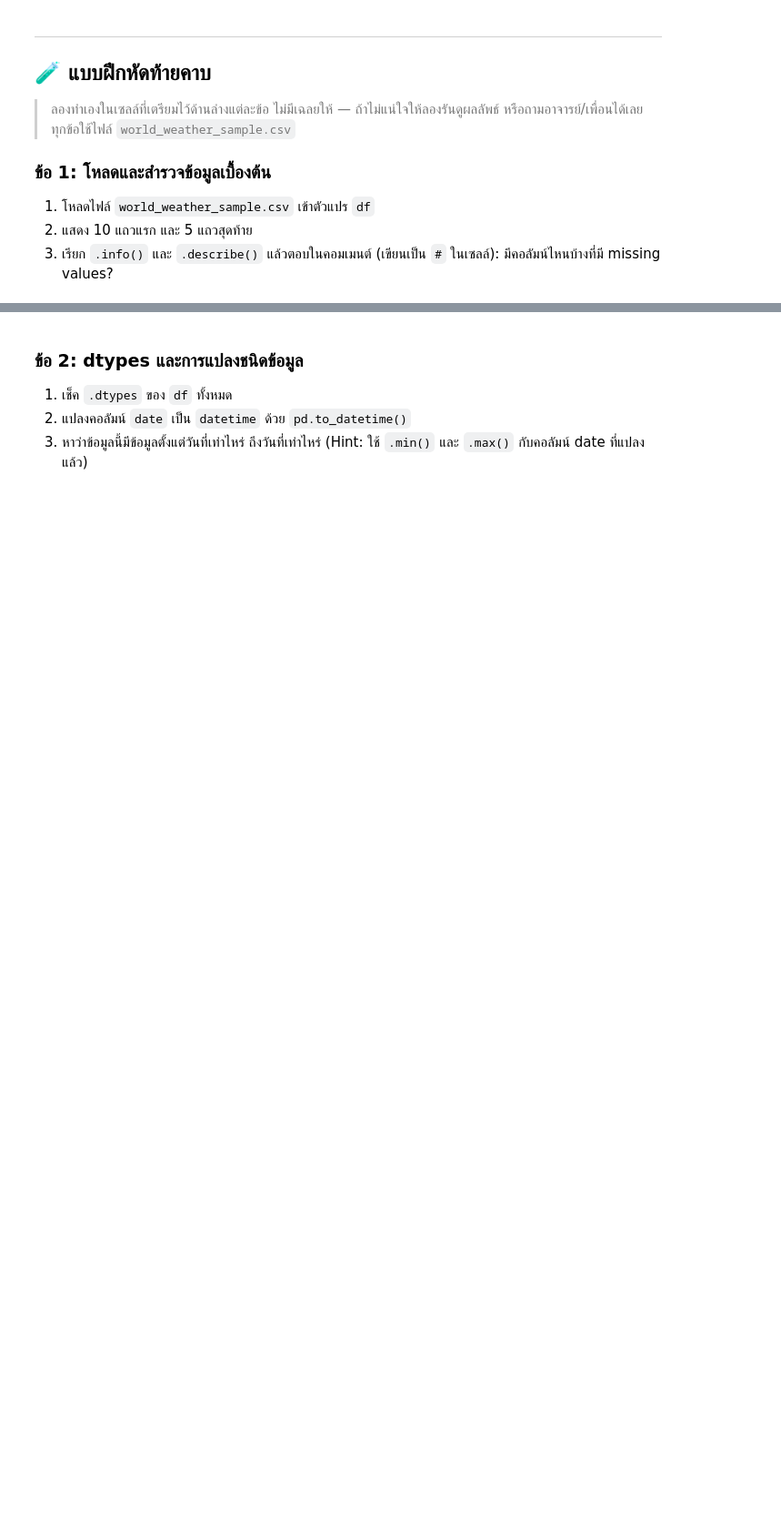
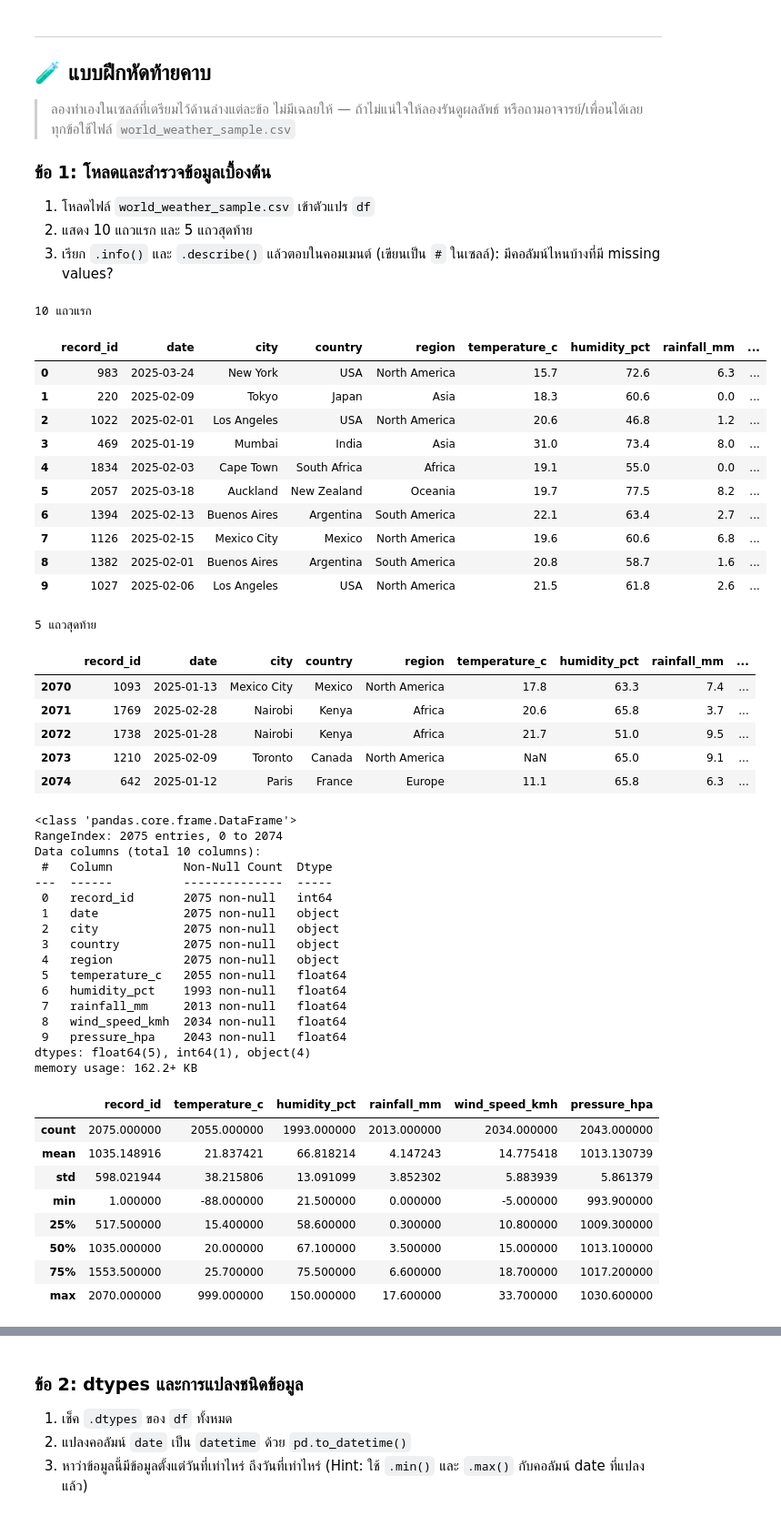
Before and after one commit to isarapasalangam-alt/683020262-2, a Jupyter notebook: SC612104_Session08_Pandas_Basics.ipynb, the cells around one changed output, grey strips where cells are left out. Shown at 91% size. Cells and saved outputs as stored; diff of their text form; code cells hidden in the pictures; blank space fills up the shorter version.

```diff
--- a/SC612104_Session08_Pandas_Basics.ipynb
+++ b/SC612104_Session08_Pandas_Basics.ipynb
@@ -740,0 +774,63 @@ print("ได้ผลลัพธ์เหมือนกันไหม:", len
+# %%
+# เขียนคำตอบข้อ 1 ที่นี่
+df = pd.read_csv('world_weather_sample.csv')
+
+print("10 แถวแรก")
+display(df.head(10))
+
+print("5 แถวสุดท้าย")
+display(df.tail(5))
+df.info()
+display(df.describe())
+##คอลัมน์ที่มี Missing values
+#temperature_c     20
+#humidity_pct      82
+#rainfall_mm       62
+#wind_speed_kmh    41
+#pressure_hpa      32
+# %% [output]
+10 แถวแรก
+|  | record_id | date | city | country | region | temperature_c | humidity_pct | rainfall_mm | ... |
+| 0 | 983 | 2025-03-24 | New York | USA | North America | 15.7 | 72.6 | 6.3 | ... |
+| 1 | 220 | 2025-02-09 | Tokyo | Japan | Asia | 18.3 | 60.6 | 0.0 | ... |
+| 2 | 1022 | 2025-02-01 | Los Angeles | USA | North America | 20.6 | 46.8 | 1.2 | ... |
+| 3 | 469 | 2025-01-19 | Mumbai | India | Asia | 31.0 | 73.4 | 8.0 | ... |
+| 4 | 1834 | 2025-02-03 | Cape Town | South Africa | Africa | 19.1 | 55.0 | 0.0 | ... |
+| 5 | 2057 | 2025-03-18 | Auckland | New Zealand | Oceania | 19.7 | 77.5 | 8.2 | ... |
+| 6 | 1394 | 2025-02-13 | Buenos Aires | Argentina | South America | 22.1 | 63.4 | 2.7 | ... |
+| 7 | 1126 | 2025-02-15 | Mexico City | Mexico | North America | 19.6 | 60.6 | 6.8 | ... |
+| 8 | 1382 | 2025-02-01 | Buenos Aires | Argentina | South America | 20.8 | 58.7 | 1.6 | ... |
+| 9 | 1027 | 2025-02-06 | Los Angeles | USA | North America | 21.5 | 61.8 | 2.6 | ... |
+5 แถวสุดท้าย
+|  | record_id | date | city | country | region | temperature_c | humidity_pct | rainfall_mm | ... |
+| 2070 | 1093 | 2025-01-13 | Mexico City | Mexico | North America | 17.8 | 63.3 | 7.4 | ... |
+| 2071 | 1769 | 2025-02-28 | Nairobi | Kenya | Africa | 20.6 | 65.8 | 3.7 | ... |
+| 2072 | 1738 | 2025-01-28 | Nairobi | Kenya | Africa | 21.7 | 51.0 | 9.5 | ... |
+| 2073 | 1210 | 2025-02-09 | Toronto | Canada | North America | NaN | 65.0 | 9.1 | ... |
+| 2074 | 642 | 2025-01-12 | Paris | France | Europe | 11.1 | 65.8 | 6.3 | ... |
+<class 'pandas.core.frame.DataFrame'>
+RangeIndex: 2075 entries, 0 to 2074
+Data columns (total 10 columns):
+ #   Column          Non-Null Count  Dtype
+---  ------          --------------  -----
+ 0   record_id       2075 non-null   int64
+ 1   date            2075 non-null   object
+ 2   city            2075 non-null   object
+ 3   country         2075 non-null   object
+ 4   region          2075 non-null   object
+ 5   temperature_c   2055 non-null   float64
+ 6   humidity_pct    1993 non-null   float64
+ 7   rainfall_mm     2013 non-null   float64
+ 8   wind_speed_kmh  2034 non-null   float64
+ 9   pressure_hpa    2043 non-null   float64
+dtypes: float64(5), int64(1), object(4)
+memory usage: 162.2+ KB
+|  | record_id | temperature_c | humidity_pct | rainfall_mm | wind_speed_kmh | pressure_hpa |
+| count | 2075.000000 | 2055.000000 | 1993.000000 | 2013.000000 | 2034.000000 | 2043.000000 |
+| mean | 1035.148916 | 21.837421 | 66.818214 | 4.147243 | 14.775418 | 1013.130739 |
+| std | 598.021944 | 38.215806 | 13.091099 | 3.852302 | 5.883939 | 5.861379 |
+| min | 1.000000 | -88.000000 | 21.500000 | 0.000000 | -5.000000 | 993.900000 |
+| 25% | 517.500000 | 15.400000 | 58.600000 | 0.300000 | 10.800000 | 1009.300000 |
+| 50% | 1035.000000 | 20.000000 | 67.100000 | 3.500000 | 15.000000 | 1013.100000 |
+| 75% | 1553.500000 | 25.700000 | 75.500000 | 6.600000 | 18.700000 | 1017.200000 |
+| max | 2070.000000 | 999.000000 | 150.000000 | 17.600000 | 33.700000 | 1030.600000 |
```
Also changed, not shown: parts of 14 cells of this notebook.
